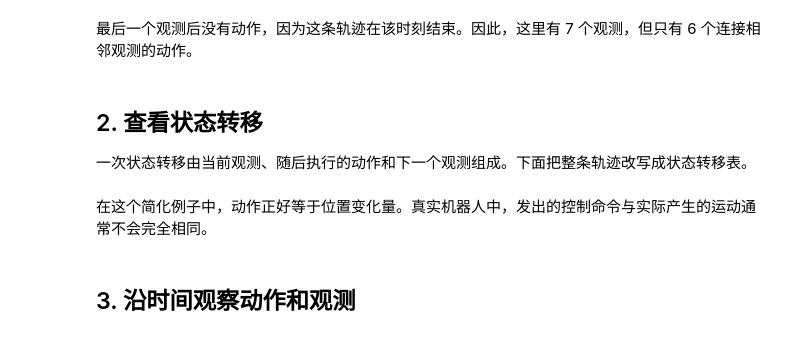
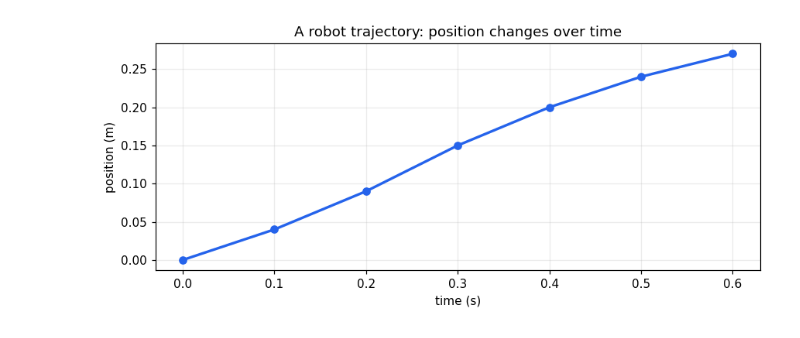
Before and after one commit to qi-robotics/robot-world-model-tutorial, a Jupyter notebook: colab/basics/01/01-01-observation-and-trajectory.ipynb, the cells around one changed output. Saved outputs shown, nothing was run; the diff lists cells and outputs as text; code cells hidden in the pictures.

```diff
--- a/colab/basics/01/01-01-observation-and-trajectory.ipynb
+++ b/colab/basics/01/01-01-observation-and-trajectory.ipynb
@@ -13,7 +15,7 @@
 # %%
 import numpy as np
-import pandas as pd
 import matplotlib.pyplot as plt
 
+plt.rcParams["figure.dpi"] = 110
 np.set_printoptions(precision=3, suppress=True)
 print("环境准备完成")
@@ -24,18 +28,16 @@ print("环境准备完成")
 # %%
 time = np.arange(0, 0.7, 0.1)
 observations = np.array([0.00, 0.04, 0.09, 0.15, 0.20, 0.24, 0.27])
 actions = np.diff(observations)
 
-trajectory = pd.DataFrame({
-    "时间 t": time,
-    "观测到的末端位置 o_t": observations,
-})
-
-trajectory["随后执行的动作 a_t"] = np.append(actions, np.nan)
-trajectory
+fig, ax = plt.subplots(figsize=(8, 3.6))
+ax.plot(time, observations, marker="o", linewidth=2.2, color="#2563eb")
+ax.set_title("A robot trajectory: position changes over time")
+ax.set_xlabel("time (s)")
+ax.set_ylabel("position (m)")
+ax.set_xticks(time)
+ax.grid(alpha=0.25)
+plt.tight_layout()
+plt.show()
+# %% [output]
+[figure, added]
-# %% [markdown]
-最后一个观测后没有动作，因为这条轨迹在该时刻结束。因此，这里有 7 个观测，但只有 6 个连接相邻观测的动作。
-# %% [markdown]
-## 2. 查看状态转移
-
-一次状态转移由当前观测、随后执行的动作和下一个观测组成。下面把整条轨迹改写成状态转移表。
@@ -51,4 +43,0 @@ transitions
-# %% [markdown]
-在这个简化例子中，动作正好等于位置变化量。真实机器人中，发出的控制命令与实际产生的运动通常不会完全相同。
-# %% [markdown]
-## 3. 沿时间观察动作和观测
```
Also changed, not shown: parts of 24 cells of this notebook, 5 other files.
